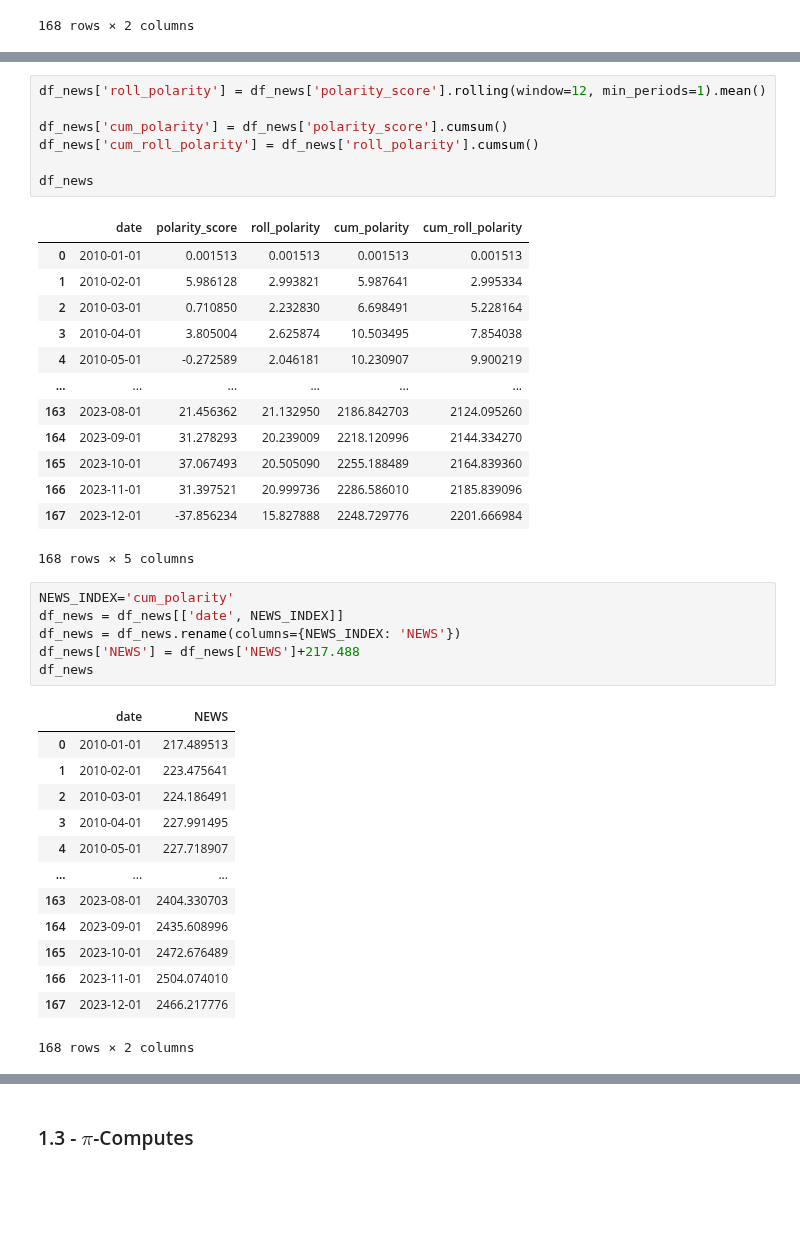
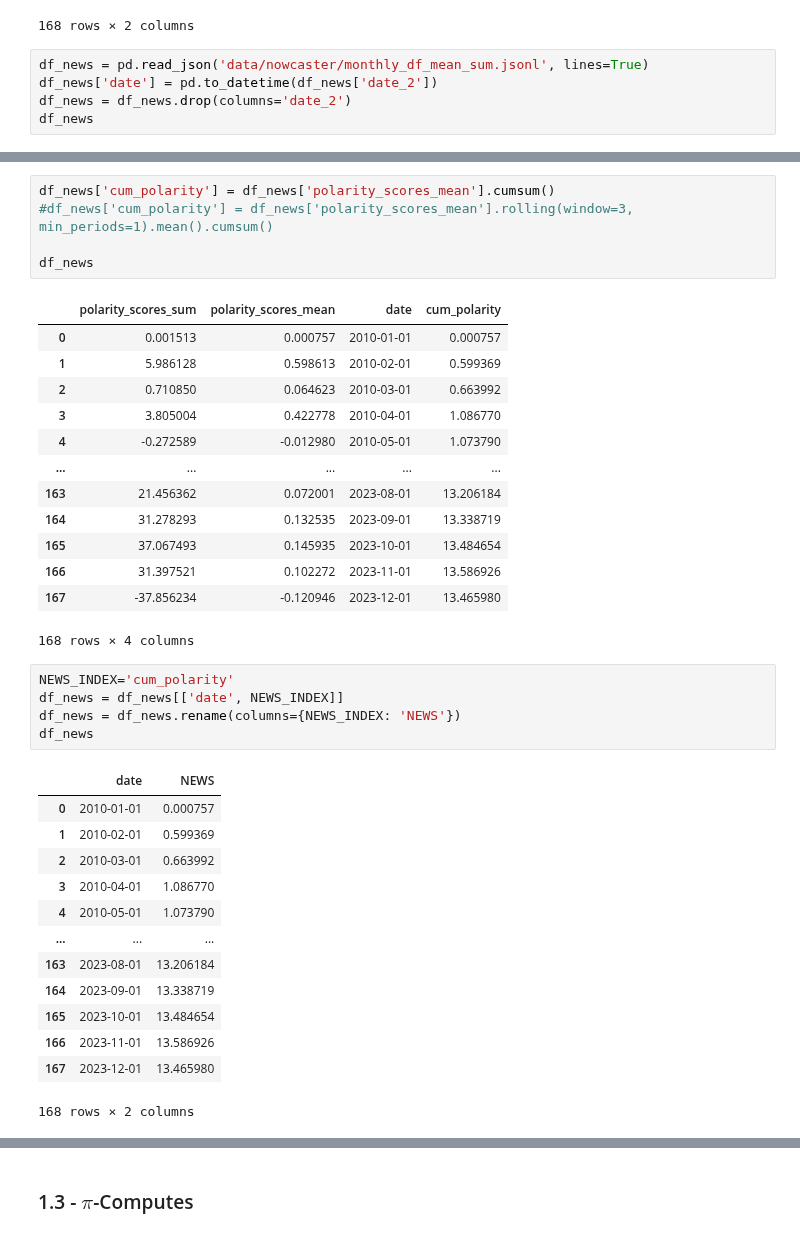
Before and after one commit to paultltc/InflaBERT, a Jupyter notebook: nowcaster.ipynb, the cells around one changed output, grey strips where cells are left out. Saved outputs shown, nothing was run; the diff lists cells and outputs as text; blank space fills up the shorter version.

```diff
--- a/nowcaster.ipynb
+++ b/nowcaster.ipynb
@@ -54,3 +54,8 @@ df_news
 | 166 | 2023-11-01 | 31.397521 |
 | 167 | 2023-12-01 | -37.856234 |
 168 rows × 2 columns
+# %%
+df_news = pd.read_json('data/nowcaster/monthly_df_mean_sum.jsonl', lines=True)
+df_news['date'] = pd.to_datetime(df_news['date_2'])
+df_news = df_news.drop(columns='date_2')
+df_news
@@ -57,43 +76,40 @@ df_news
 # %%
-df_news['roll_polarity'] = df_news['polarity_score'].rolling(window=12, min_periods=1).mean()
-
-df_news['cum_polarity'] = df_news['polarity_score'].cumsum()
-df_news['cum_roll_polarity'] = df_news['roll_polarity'].cumsum()
+df_news['cum_polarity'] = df_news['polarity_scores_mean'].cumsum()
+#df_news['cum_polarity'] = df_news['polarity_scores_mean'].rolling(window=3, min_periods=1).mean().cumsum()
 
 df_news
 # %% [output]
-|  | date | polarity_score | roll_polarity | cum_polarity | cum_roll_polarity |
-| 0 | 2010-01-01 | 0.001513 | 0.001513 | 0.001513 | 0.001513 |
-| 1 | 2010-02-01 | 5.986128 | 2.993821 | 5.987641 | 2.995334 |
-| 2 | 2010-03-01 | 0.710850 | 2.232830 | 6.698491 | 5.228164 |
-| 3 | 2010-04-01 | 3.805004 | 2.625874 | 10.503495 | 7.854038 |
-| 4 | 2010-05-01 | -0.272589 | 2.046181 | 10.230907 | 9.900219 |
-| ... | ... | ... | ... | ... | ... |
-| 163 | 2023-08-01 | 21.456362 | 21.132950 | 2186.842703 | 2124.095260 |
-| 164 | 2023-09-01 | 31.278293 | 20.239009 | 2218.120996 | 2144.334270 |
-| 165 | 2023-10-01 | 37.067493 | 20.505090 | 2255.188489 | 2164.839360 |
-| 166 | 2023-11-01 | 31.397521 | 20.999736 | 2286.586010 | 2185.839096 |
-| 167 | 2023-12-01 | -37.856234 | 15.827888 | 2248.729776 | 2201.666984 |
+|  | polarity_scores_sum | polarity_scores_mean | date | cum_polarity |
+| 0 | 0.001513 | 0.000757 | 2010-01-01 | 0.000757 |
+| 1 | 5.986128 | 0.598613 | 2010-02-01 | 0.599369 |
+| 2 | 0.710850 | 0.064623 | 2010-03-01 | 0.663992 |
+| 3 | 3.805004 | 0.422778 | 2010-04-01 | 1.086770 |
+| 4 | -0.272589 | -0.012980 | 2010-05-01 | 1.073790 |
+| ... | ... | ... | ... | ... |
+| 163 | 21.456362 | 0.072001 | 2023-08-01 | 13.206184 |
+| 164 | 31.278293 | 0.132535 | 2023-09-01 | 13.338719 |
+| 165 | 37.067493 | 0.145935 | 2023-10-01 | 13.484654 |
+| 166 | 31.397521 | 0.102272 | 2023-11-01 | 13.586926 |
+| 167 | -37.856234 | -0.120946 | 2023-12-01 | 13.465980 |
-168 rows × 5 columns
+168 rows × 4 columns
 # %%
 NEWS_INDEX='cum_polarity'
 df_news = df_news[['date', NEWS_INDEX]]
 df_news = df_news.rename(columns={NEWS_INDEX: 'NEWS'})
-df_news['NEWS'] = df_news['NEWS']+217.488
 df_news
 # %% [output]
 |  | date | NEWS |
-| 0 | 2010-01-01 | 217.489513 |
-| 1 | 2010-02-01 | 223.475641 |
-| 2 | 2010-03-01 | 224.186491 |
-| 3 | 2010-04-01 | 227.991495 |
-| 4 | 2010-05-01 | 227.718907 |
+| 0 | 2010-01-01 | 0.000757 |
+| 1 | 2010-02-01 | 0.599369 |
+| 2 | 2010-03-01 | 0.663992 |
+| 3 | 2010-04-01 | 1.086770 |
+| 4 | 2010-05-01 | 1.073790 |
 | ... | ... | ... |
-| 163 | 2023-08-01 | 2404.330703 |
-| 164 | 2023-09-01 | 2435.608996 |
-| 165 | 2023-10-01 | 2472.676489 |
-| 166 | 2023-11-01 | 2504.074010 |
-| 167 | 2023-12-01 | 2466.217776 |
+| 163 | 2023-08-01 | 13.206184 |
+| 164 | 2023-09-01 | 13.338719 |
+| 165 | 2023-10-01 | 13.484654 |
+| 166 | 2023-11-01 | 13.586926 |
+| 167 | 2023-12-01 | 13.465980 |
 168 rows × 2 columns
 # %%
 df = df.merge(df_news, on='date')
```
Also changed, not shown: parts of 27 cells of this notebook, 17 other files.
